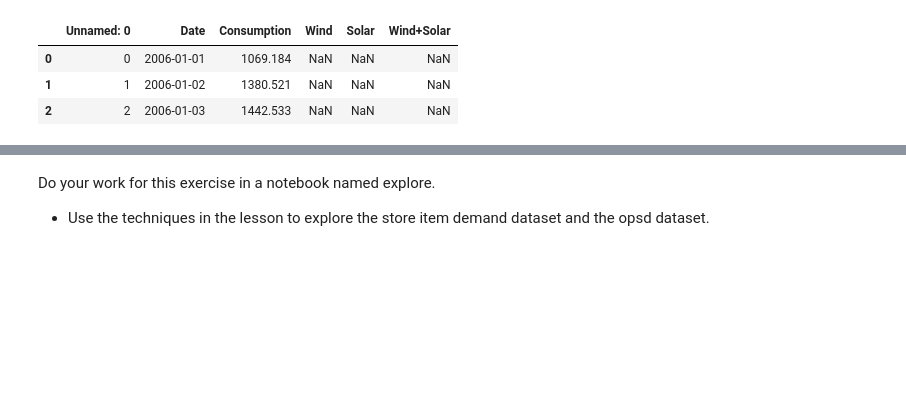
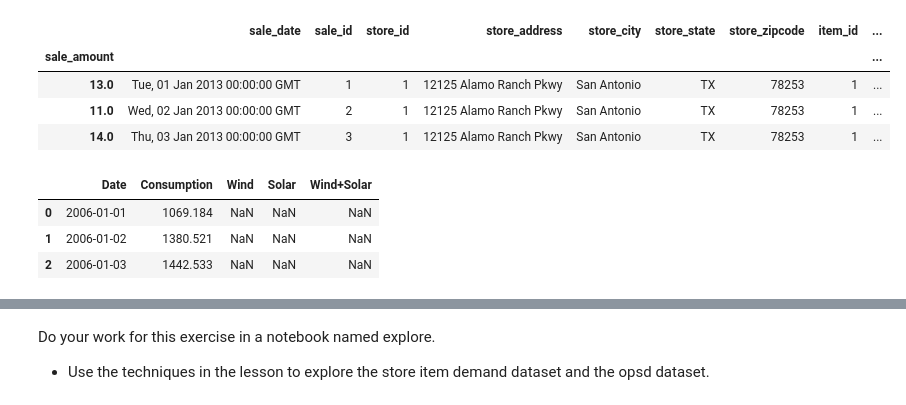
Before and after one commit to lupeluna/time-series-exercises, a Jupyter notebook: Explore.ipynb, the cells around one changed output, grey strips where cells are left out. Drawn from its saved outputs; the diff is of its cells as text; code cells hidden in the pictures; blank space fills up the shorter version.

```diff
--- a/Explore.ipynb
+++ b/Explore.ipynb
@@ -17,10 +16,19 @@ plt.rc('figure', figsize=(13, 7))
 plt.style.use('seaborn-whitegrid')
 plt.rc('font', size=16)
 # %%
-df = acquire.get_germany_power()
+df = acquire.get_all_sales_data()
 df.head(3)
 # %% [output]
-|  | Unnamed: 0 | Date | Consumption | Wind | Solar | Wind+Solar |
-| 0 | 0 | 2006-01-01 | 1069.184 | NaN | NaN | NaN |
-| 1 | 1 | 2006-01-02 | 1380.521 | NaN | NaN | NaN |
-| 2 | 2 | 2006-01-03 | 1442.533 | NaN | NaN | NaN |
+|  | sale_date | sale_id | store_id | store_address | store_city | store_state | store_zipcode | item_id | ... |
+| sale_amount |  |  |  |  |  |  |  |  | ... |
+| 13.0 | Tue, 01 Jan 2013 00:00:00 GMT | 1 | 1 | 12125 Alamo Ranch Pkwy | San Antonio | TX | 78253 | 1 | ... |
+| 11.0 | Wed, 02 Jan 2013 00:00:00 GMT | 2 | 1 | 12125 Alamo Ranch Pkwy | San Antonio | TX | 78253 | 1 | ... |
+| 14.0 | Thu, 03 Jan 2013 00:00:00 GMT | 3 | 1 | 12125 Alamo Ranch Pkwy | San Antonio | TX | 78253 | 1 | ... |
+# %%
+germany_df = acquire.get_germany_power()
+germany_df.head(3)
+# %% [output]
+|  | Date | Consumption | Wind | Solar | Wind+Solar |
+| 0 | 2006-01-01 | 1069.184 | NaN | NaN | NaN |
+| 1 | 2006-01-02 | 1380.521 | NaN | NaN | NaN |
+| 2 | 2006-01-03 | 1442.533 | NaN | NaN | NaN |
```
Also changed, not shown: parts of 60 cells of this notebook.
